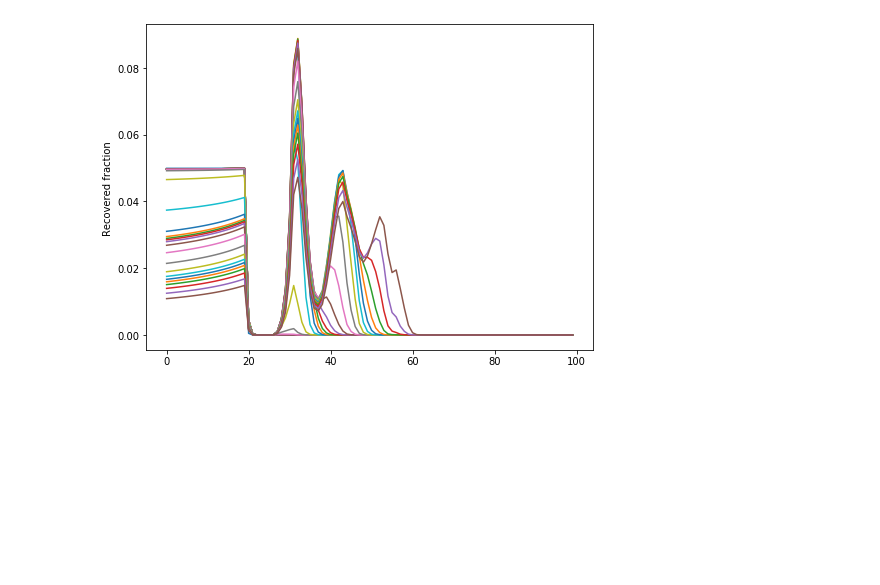
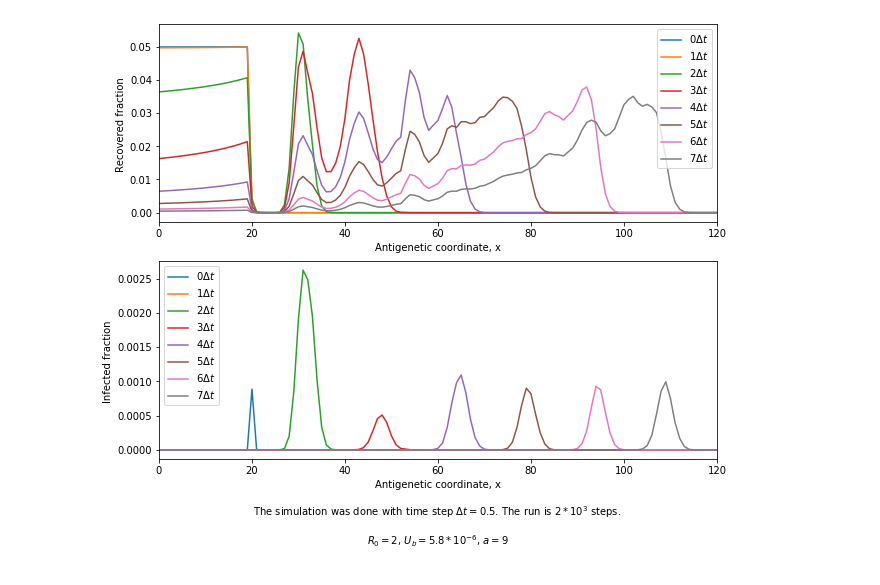
Before and after one commit to kamilla0503/SIR_Influenza, a Jupyter notebook: SIR_1D.ipynb, the cells around one changed output. Drawn from its saved outputs; the diff is of its cells as text; code cells hidden in the pictures; blank space fills up the shorter version.

Commit message:
new plots

```diff
--- a/SIR_1D.ipynb
+++ b/SIR_1D.ipynb
@@ -64,7 +64,7 @@ def GetAntigeneticMatrix(n_shtamms):
 
     return K
 # %%
-n_shtamms = 300
+n_shtamms = 150
 K = GetAntigeneticMatrix(n_shtamms)
 
 
@@ -75,7 +75,7 @@ plt.imshow(K,  origin = 'lower')
 
 plt.colorbar()
 
-plt.title("Antigenetic Matrix K")
+plt.title(r"Antigenetic Matrix K=$\frac{x}{x+a}$  (a=-14)")
 
 plt.xlabel("y - old ")
 plt.ylabel("x - new ")
@@ -101,9 +101,9 @@ def GetIntialVectors(n_shtamms=300):
     return i0/N_populations, r0/N_populations, N_populations
 # %%
 
-U_b = 0.0058
+U_b = 0.0000058
 
-def mutations_move(infected, N_populations=-1 ):
+def mutations_move(infected, N_populations=-1, U_b = 0.0058 ):
 
     if(N_populations==-1):
         N_populations = 1000000*len(infected)
@@ -131,7 +131,7 @@ def change_infected(i_current, i_mutated):
             i_current[i] = i_current[i] - i_mutated[i]
             i_current[i+1] = i_current[i+1] + i_mutated[i]
 # %%
-n_shtamms = 100
+n_shtamms = 150
 K = GetAntigeneticMatrix(n_shtamms)
 i0, r0, N_populations = GetIntialVectors(n_shtamms )
 
@@ -148,6 +148,7 @@ plt.scatter(np.arange(0, n_shtamms, 1), r0_show, label = "recovered")
 plt.scatter(np.arange(0, n_shtamms, 1), i0_show, label = "infected")
 
 plt.title("Initial values")
+plt.ylabel("Fraction of people")
 
 plt.legend()
 
@@ -158,47 +159,59 @@ print(np.sum(r0) + np.sum(i0))
 # %%
-plt.figure(figsize=(8, 6))
+plt.figure(figsize=(10, 8))
 
-nsteps = 900
+ax1 = plt.subplot(211)
+plt.xlabel("Antigenetic coordinate, x")
+plt.ylabel("Recovered fraction ")
+plt.xlim(0,120)
+
+ax2 = plt.subplot(212)
+sim=r"The simulation was done with time step $\Delta t=0.5$. The run is $2 \times 10^3$ steps. "
+txt = r"$R_0=2$, $U_b=5.8*10^{-6}$, $a=9$"
+plt.xlabel('''Antigenetic coordinate, x
+
+The simulation was done with time step $\Delta t=0.5$. The run is $2 * 10^3$ steps.
+
+$R_0=2$, $U_b=5.8*10^{-6}$, $a=9$
+''')
+plt.xlim(0,120)
+plt.ylabel("Infected fraction ")
+
+nsteps = 2000
 h = 0.5 #time step
 
 r_initial = r0.copy()
 i_initial = i0.copy()
 
+R0 = 2.0
+
+
 r_time = [np.sum(r0)]
 i_time = [np.sum(i0)]
 
+
 r_all_time = r0
 i_all_time = i0
+w_all_time = R0*np.dot(K.T, r0)-1
 
-R0 = 2.0
+c = []
 
 for i in range(nsteps):
+    P = np.dot(K, i0)
+    Q = np.dot(K.T, r0)
 
-
-    P = np.dot(K, i0)
-    #print(P)
-    Q = np.dot(K.T, r0)
-    #print(Q)
     r1 = r0*(1-h*R0*P) +h*i0
     i1 = i0*(1+h*R0*Q-h)
 
-    #print(i, np.sum(r1<0),end = " ")
-    #print(i, np.sum(i1<0) )
+    w1 = R0*np.dot(K.T, r1)-1  #для w считаю сразу с приростом
 
-    #print(r1)
+
     i_moves = mutations_move(i1)
     change_infected(i1, i_moves)
 
-    #i1 = i1 * (i1 > 1/N_populations)
-    #if(i==3):
-        #print(i1)
-        #print(r1)
-        #print(np.sum(r0) + np.sum(i0) - N_populations)
-        #break
+    if(i%250==0):
+        ax1.plot(r1, label=str(i//250) + r"$\Delta t$")
 
-
-    if(i%25==0):
-        plt.plot(r1)
+        ax2.plot(i1, label=str(i//250) + r"$\Delta t$")
 
     r0 = r1.copy()
     i0 = i1.copy()
@@ -208,8 +221,16 @@ for i in range(nsteps):
 
     r_all_time = np.hstack((r_all_time, r0))
     i_all_time = np.hstack((i_all_time, i0))
-    #print(np.sum(r0) + np.sum(i0) )
-    #print(np.dot(Q[:,0], i0[:,0]))
 
-plt.ylabel("Recovered fraction ")
+    new_c = i_time[-1]*np.pi*np.abs(a)/2.0/R0
+    c.append(new_c)
+    w_all_time = np.hstack((w_all_time, w1))
+
+ax1.legend()
+ax2.legend()
+
+#sim=r"The simulation was done with time step $\Delta t=0.5$. The run is $2 \times 10^3$ steps. "
+#txt = r"$R_0=2$, $U_b=5.8*10^{-6}$, $a=9$"
+#plt.text(.5, .05, sim+txt, ha='center')
+#ax2.set_xlabel(r'\begin{center}Antigenetic coordinate, x\\*\textit{\small{' + sim + txt + r'}}\end{center}')
 # %% [output]
@@ -217,4 +238,4 @@ Text(0, 0.5, 'Recovered fraction ')
-[figure, old version]
+[figure, new version]
 # %%
 plt.figure(figsize=(8, 6))
 
```
Also changed, not shown: parts of 16 cells of this notebook.
